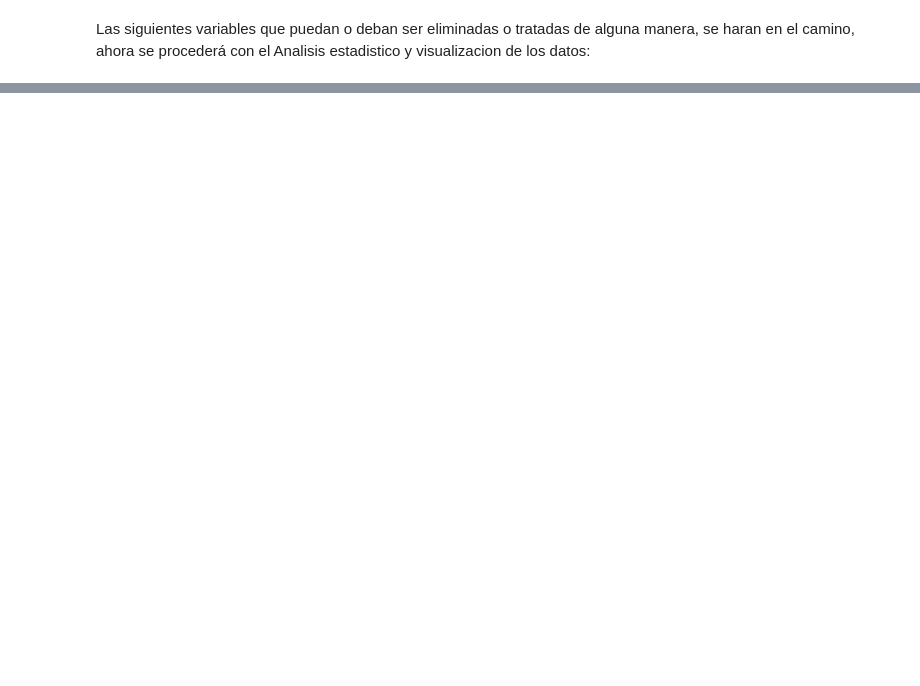
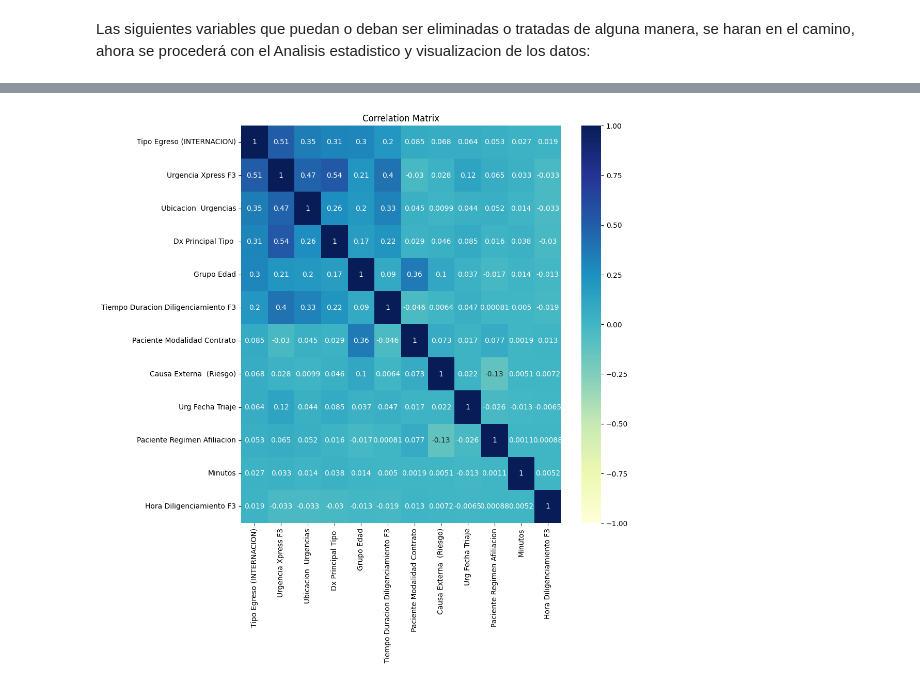
Before and after one commit to AndresBanquezBio/BDUrgencias, a Jupyter notebook: NoteBook/Limpieza.ipynb, the cells around one changed output, grey strips where cells are left out. Drawn from its saved outputs; the diff is of its cells as text; code cells hidden in the pictures; blank space fills up the shorter version.

```diff
--- a/NoteBook/Limpieza.ipynb
+++ b/NoteBook/Limpieza.ipynb
@@ -153,0 +163,3 @@ dataEncode.shape
+# %%
+delCols = [i for i in dataEncode.columns.tolist() if (("horas" in i.lower()) or ("dias" in i.lower()))]
+delCols
@@ -153,0 +173,3 @@ dataEncode.shape
+# %%
+dataEncode.drop(delCols, inplace=True, axis=1)
+dataEncode.shape
@@ -174,0 +201,5 @@ Las siguientes variables que puedan o deban ser eliminadas o tratadas de alguna
+# %%
+delCols = ['Tiempo Cirugia', 'Tiempo Traslado Hospitalizacion',
+           'Tiempo Egreso Urgencias']
+df_3.drop(delCols, inplace=True, axis=1)
+df_3.shape
@@ -174,0 +211,4 @@ Las siguientes variables que puedan o deban ser eliminadas o tratadas de alguna
+# %%
+delCols = ['Paciente Tipo Identificacion', 'Nro Atencion', 'Clasificacion Urg (Nivel)\nEnfermeria ']
+df_3.drop(delCols, inplace=True, axis=1)
+df_3.shape
@@ -174,0 +244,4 @@ Las siguientes variables que puedan o deban ser eliminadas o tratadas de alguna
+# %%
+corrMatrix(df_3)
+# %% [output]
+[figure, added]
```
Also changed, not shown: parts of 10 cells of this notebook.
